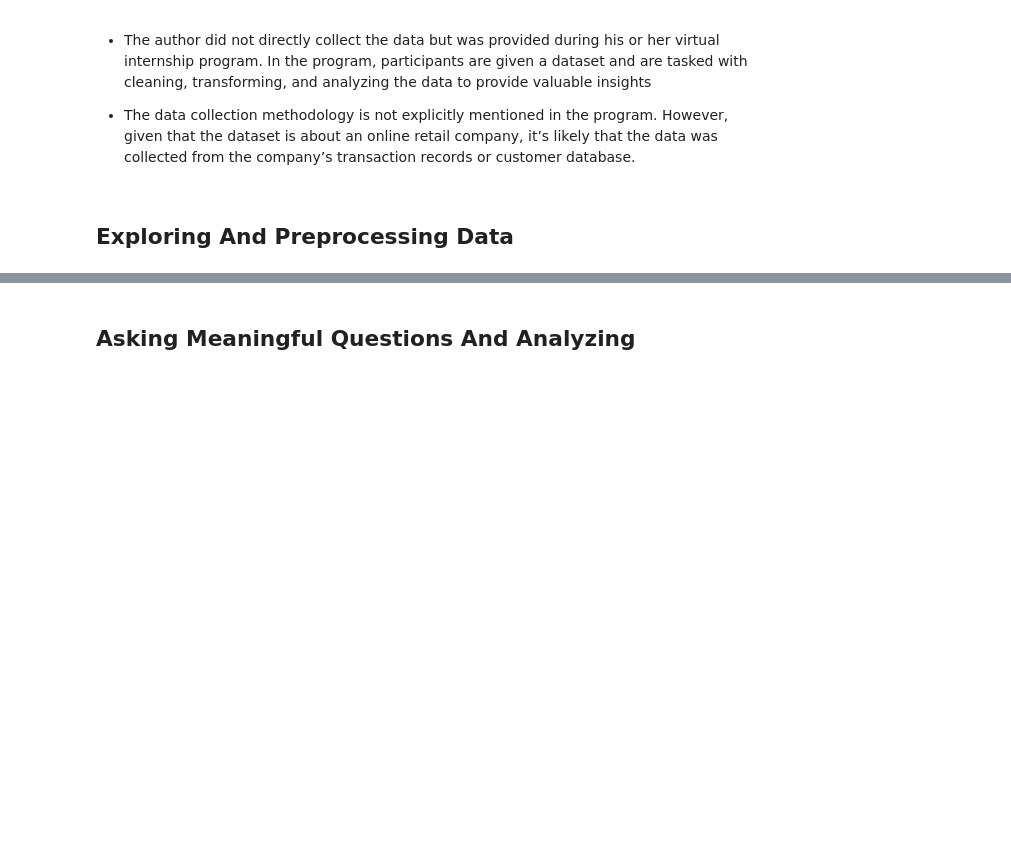
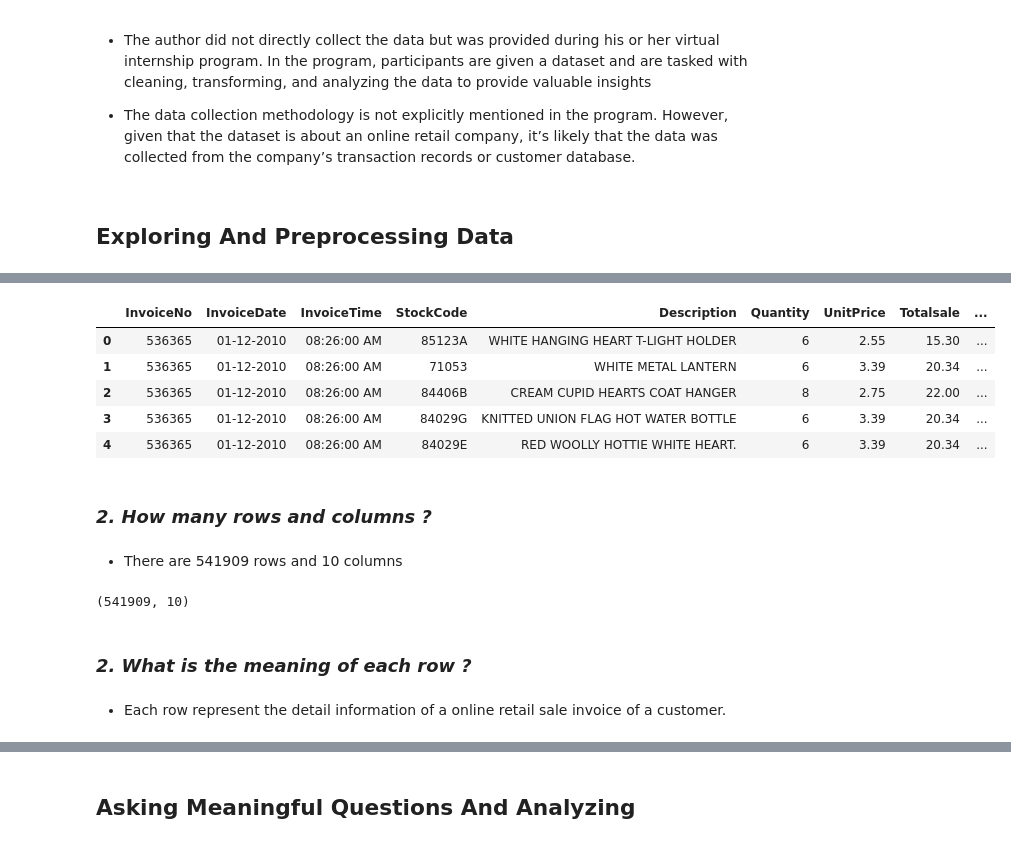
Before and after one commit to Ha0203/FinalProject_LTKHDL, a Jupyter notebook: main_branch.ipynb, the cells around one changed output, grey strips where cells are left out. Cells and saved outputs as stored; diff of their text form; code cells hidden in the pictures; blank space fills up the shorter version.

```diff
--- a/main_branch.ipynb
+++ b/main_branch.ipynb
@@ -42,0 +62,22 @@
+# %%
+data_df = pd.read_csv('Online Retail.csv')
+data_df.head()
+# %% [output]
+|  | InvoiceNo | InvoiceDate | InvoiceTime | StockCode | Description | Quantity | UnitPrice | Totalsale | ... |
+| 0 | 536365 | 01-12-2010 | 08:26:00 AM | 85123A | WHITE HANGING HEART T-LIGHT HOLDER | 6 | 2.55 | 15.30 | ... |
+| 1 | 536365 | 01-12-2010 | 08:26:00 AM | 71053 | WHITE METAL LANTERN | 6 | 3.39 | 20.34 | ... |
+| 2 | 536365 | 01-12-2010 | 08:26:00 AM | 84406B | CREAM CUPID HEARTS COAT HANGER | 8 | 2.75 | 22.00 | ... |
+| 3 | 536365 | 01-12-2010 | 08:26:00 AM | 84029G | KNITTED UNION FLAG HOT WATER BOTTLE | 6 | 3.39 | 20.34 | ... |
+| 4 | 536365 | 01-12-2010 | 08:26:00 AM | 84029E | RED WOOLLY HOTTIE WHITE HEART. | 6 | 3.39 | 20.34 | ... |
+# %% [markdown]
+### _2. How many rows and columns ?_
+# %% [markdown]
+- There are 541909 rows and 10 columns
+# %%
+data_df.shape
+# %% [output]
+(541909, 10)
+# %% [markdown]
+### _2. What is the meaning of each row ?_
+# %% [markdown]
+- Each row represent the detail information of a  online retail sale invoice of a customer.
```
Also changed, not shown: parts of 48 cells of this notebook, 1 other file.
